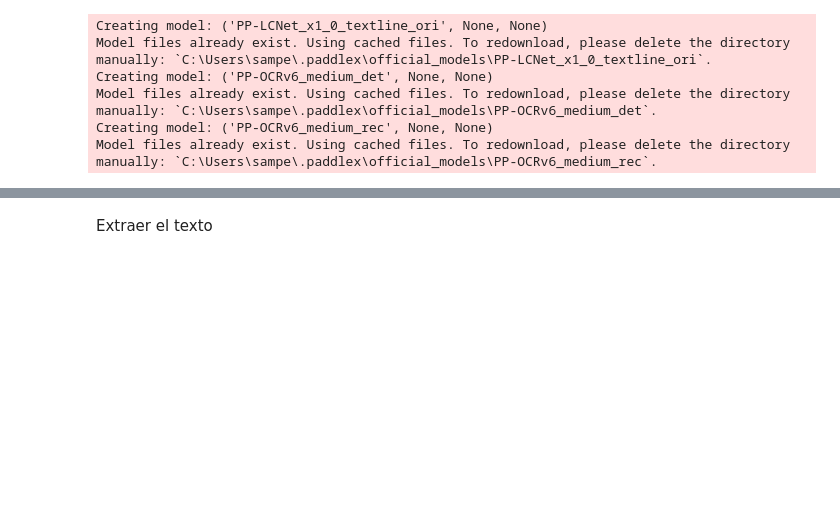
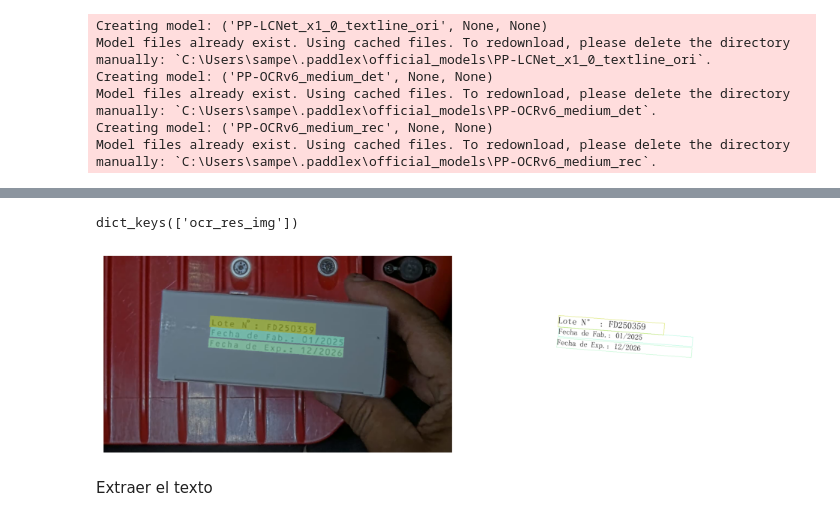
Before and after one commit to csampedr/NuxiaProject, a Jupyter notebook: Paddle.ipynb, the cells around one changed output, grey strips where cells are left out. Saved outputs shown, nothing was run; the diff lists cells and outputs as text; code cells hidden in the pictures; blank space fills up the shorter version.

```diff
--- a/Paddle.ipynb
+++ b/Paddle.ipynb
@@ -128,6 +73,19 @@ for res in resultado:
     #res.print()                      # muestra todo en consola
     res.save_to_img(str(path_img / "ocr_no_pre.png"))        # imagen con las cajas dibujadas
     res.save_to_json(str(path_img / "report.json"))     # JSON con textos y coordenadas
+# %%
+res = next(iter(resultado))   # primer (y normalmente único) resultado
+
+img_ocr = res.img["ocr_res_img"]     # imagen con las cajas dibujadas
+# %% [output]
+dict_keys(['ocr_res_img'])
+# %%
+plt.figure(figsize=(12, 8))
+plt.imshow(img_ocr)
+plt.axis("off")
+plt.show()
+# %% [output]
+[figure, added]
 # %% [markdown]
 Extraer el texto
 # %%
```
Also changed, not shown: parts of 37 cells of this notebook, 46 other files.
